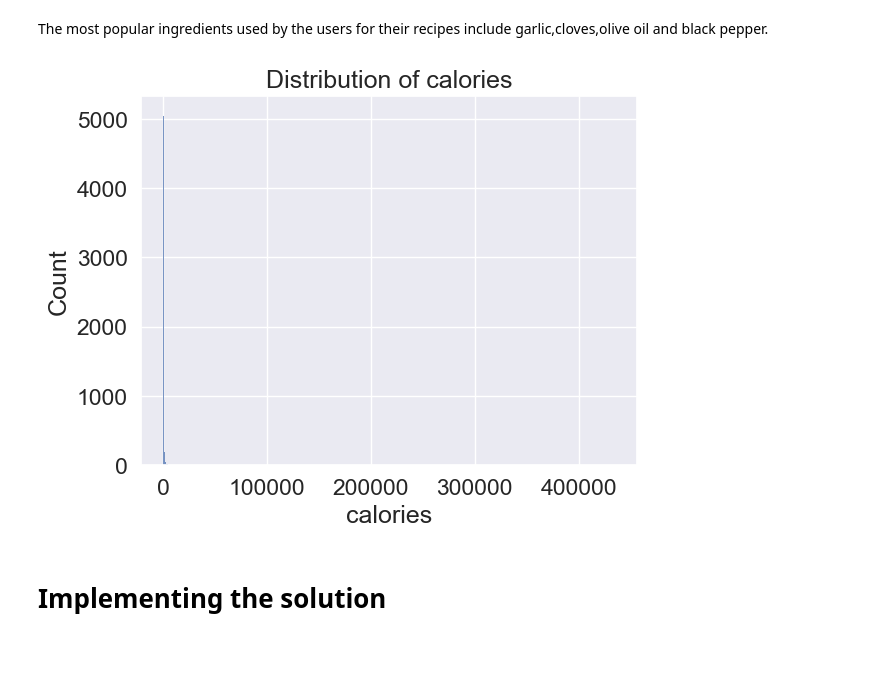
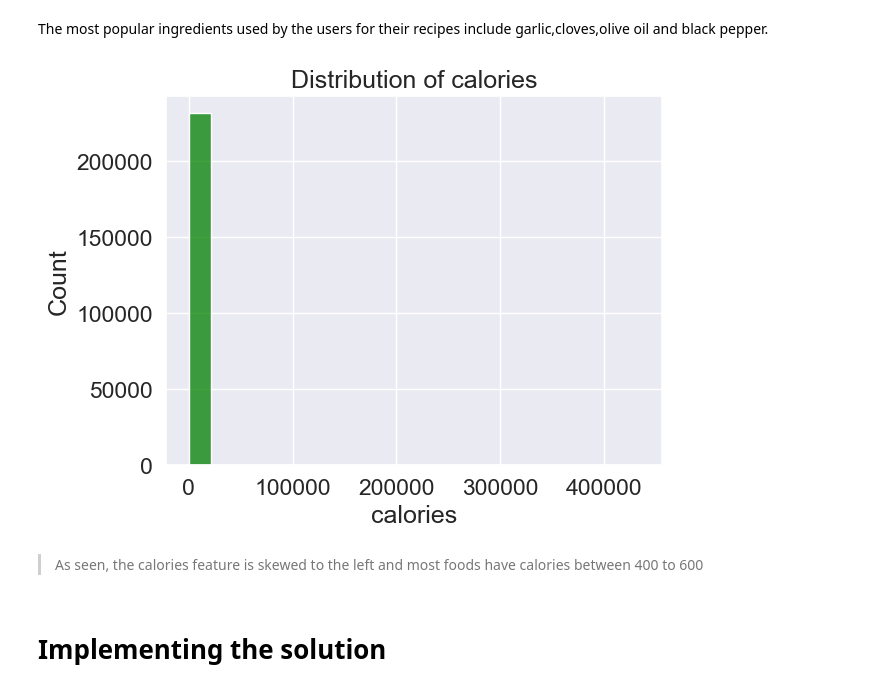
Before and after one commit to Wachira-2030/FoodMate, a Jupyter notebook: FoodMate (1).ipynb, the cells around one changed output. Cells and saved outputs as stored; diff of their text form; code cells hidden in the pictures; blank space fills up the shorter version.

```diff
--- a/FoodMate (1).ipynb
+++ b/FoodMate (1).ipynb
@@ -476,11 +483,13 @@ plt.savefig("wordcloud.png", transparent=True)
 The most popular ingredients used by the users for their recipes include garlic,cloves,olive oil and black pepper.
 # %%
 #distribution of calories
-sns.histplot(data=recipes_df,x='calories');
+sns.histplot(data=recipes_df,x='calories', bins =20, color ='Green')
 plt.title('Distribution of calories')
-plt.show()
+plt.show();
 # %% [output]
-[figure, old version]
+[figure, new version]
+# %% [markdown]
+> As seen, the calories feature is skewed to the left and most foods have calories between 400 to 600
 # %% [markdown]
 # Implementing the solution
 # %% [markdown]
```
Also changed, not shown: parts of 25 cells of this notebook.
